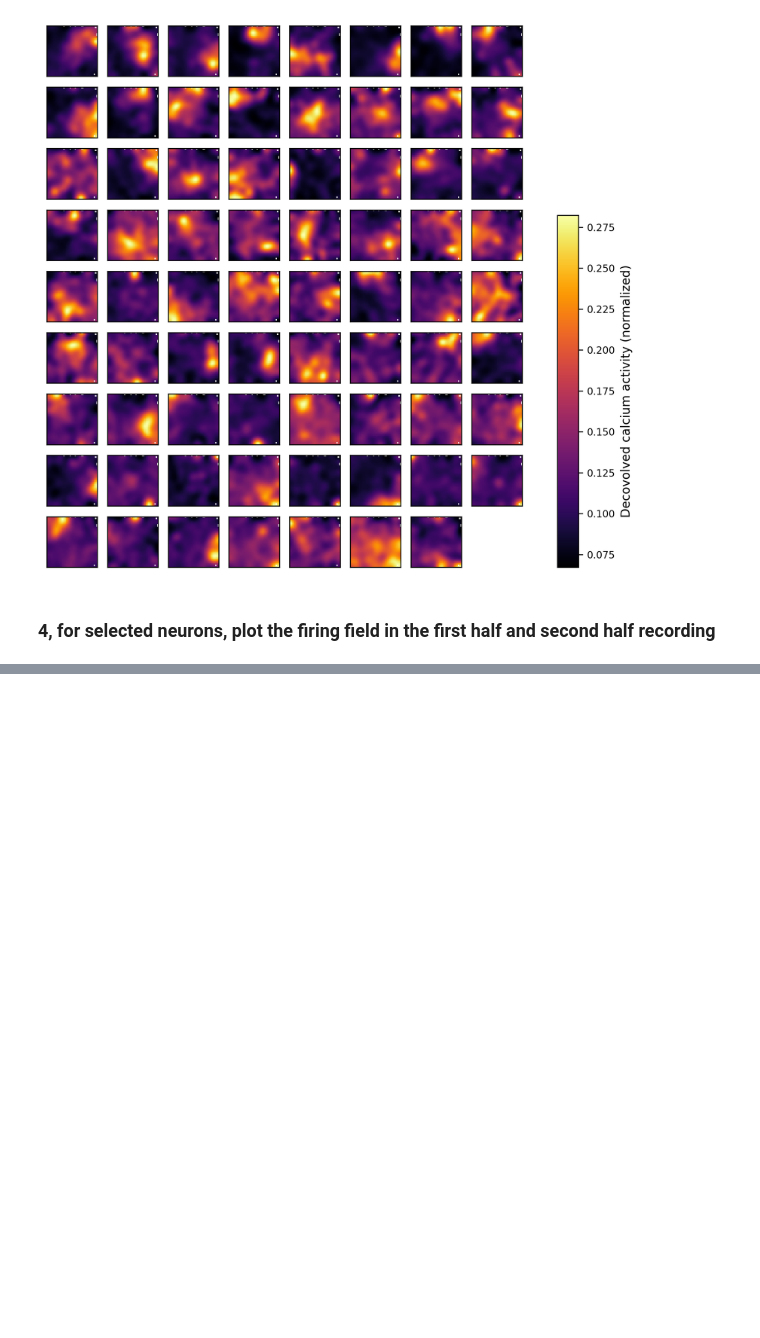
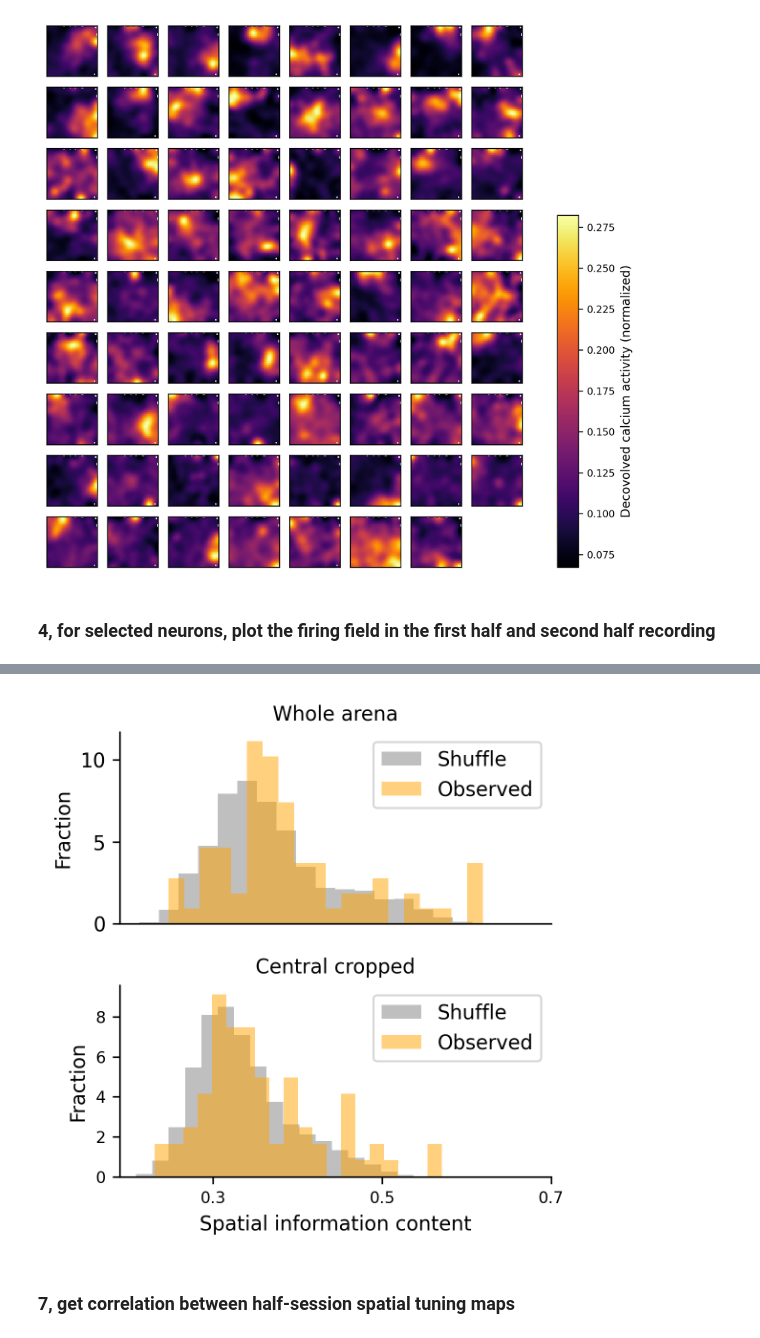
Before and after one commit to ZilongJi/2D2P, a Jupyter notebook: analysis_notebook/getfiringfield.ipynb, the cells around one changed output, grey strips where cells are left out. Saved outputs shown, nothing was run; the diff lists cells and outputs as text; code cells hidden in the pictures; blank space fills up the shorter version.

```diff
--- a/analysis_notebook/getfiringfield.ipynb
+++ b/analysis_notebook/getfiringfield.ipynb
@@ -249,0 +432,46 @@ for i in valid_maps.keys():
+# %%
+#plot  histogram, but with different colors
+fig, axs = plt.subplots(2, 1, figsize=(4, 4), dpi=300)
+labelsize = 10
+ticksize = 8
+
+axs[0].hist(np.concatenate(SIC_shuffle_all), bins=20, color='gray', alpha=0.5, label='Shuffle', density=True)
+axs[0].hist(SIC_real_all, bins=20, color='orange', alpha=0.5, label='Observed', density=True)
+#histtype='step',
+
+axs[0].legend(fontsize=labelsize)
+#axs[0].set_xlabel('Spatial information content', fontsize=labelsize)
+axs[0].set_ylabel('Fraction', fontsize=labelsize)
+#axs[0].set_xticks([0.3, 0.5, 0.7])
+#axs[0].tick_params(labelsize=ticksize)
+axs[0].set_xticks([])
+axs[0].spines['right'].set_visible(False)
+axs[0].spines['top'].set_visible(False)
+axs[0].legend()
+#title
+axs[0].set_title('Whole arena', fontsize=labelsize)
+
+#plot the histogram of SIC_real_all_cut and SIC_shuffle_all_cut
+axs[1].hist(np.concatenate(SIC_shuffle_all_cut), bins=20, color='gray', alpha=0.5, label='Shuffle', density=True)
+axs[1].hist(SIC_real_all_cut, bins=20, color='orange', alpha=0.5, label='Observed', density=True)
+
+axs[1].legend(fontsize=labelsize)
+axs[1].set_xlabel('Spatial information content', fontsize=labelsize)
+axs[1].set_ylabel('Fraction', fontsize=labelsize)
+axs[1].set_xticks([0.3, 0.5, 0.7])
+axs[1].tick_params(labelsize=ticksize)
+axs[1].spines['right'].set_visible(False)
+axs[1].spines['top'].set_visible(False)
+axs[1].legend()
+#title
+axs[1].set_title('Central cropped', fontsize=labelsize)
+
+plt.tight_layout()
+
+#save
+savefolder = os.path.join(datafolder, 'UnrotTiff', '2D2P')
+plt.savefig(os.path.join(savefolder, 'Spatial_information_content.pdf'), dpi=300, bbox_inches='tight')
+# %% [output]
+[figure, added]
+# %% [markdown]
+### 7, get correlation between half-session spatial tuning maps
```
Also changed, not shown: parts of 9 cells of this notebook, 10 other files.
